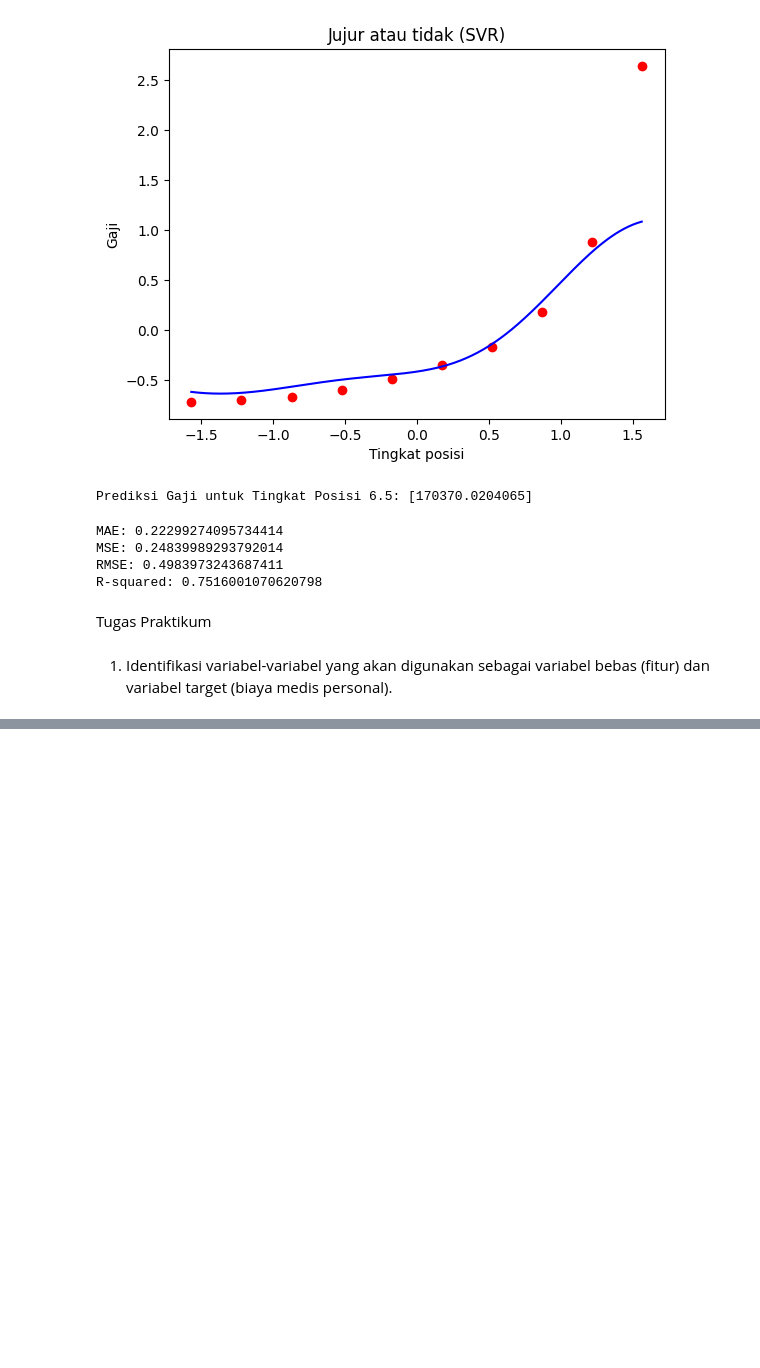
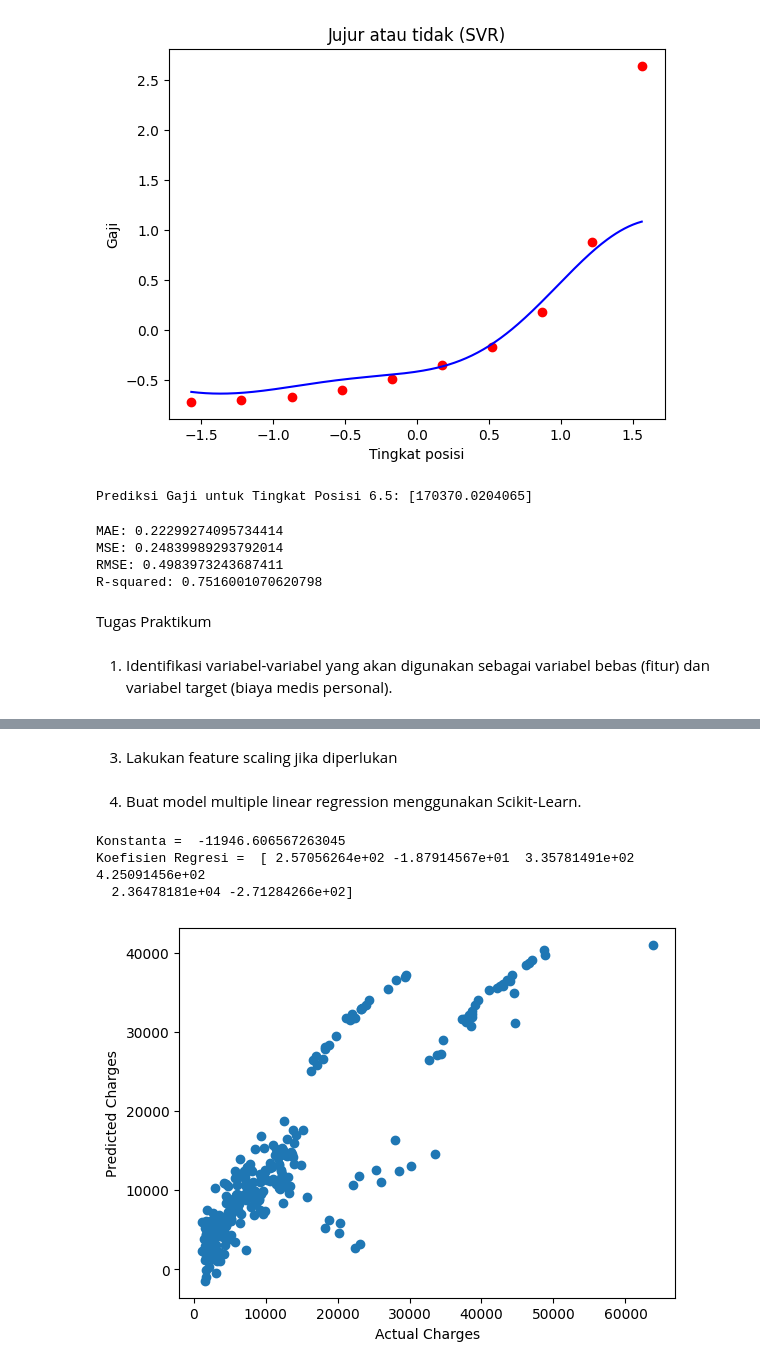
Before and after one commit to mandraa/MachineLearning, a Jupyter notebook: Jobsheet3_Regresion.ipynb, the cells around one changed output, grey strips where cells are left out. Cells and saved outputs as stored; diff of their text form; code cells hidden in the pictures; blank space fills up the shorter version.

```diff
--- a/Jobsheet3_Regresion.ipynb
+++ b/Jobsheet3_Regresion.ipynb
@@ -264,0 +312,11 @@ Tugas Praktikum
+# %%
+data['sex'] = data['sex'].astype('category')
+data['sex'] = data['sex'].cat.codes
+
+data['smoker'] = data['smoker'].astype('category')
+data['smoker'] = data['smoker'].cat.codes
+
+data['region'] = data['region'].astype('category')
+data['region'] = data['region'].cat.codes
+
+data
@@ -264,0 +337,5 @@ Tugas Praktikum
+# %%
+# menentukan variabel independen dan dependen
+X = data.drop(columns = 'charges')
+y = data['charges']
+X
@@ -264,0 +356,6 @@ Tugas Praktikum
+# %%
+# Bagi dataset menjadi data latih (80%) dan data uji (20%)
+from sklearn.model_selection import train_test_split
+X_train, X_test, y_train, y_test = train_test_split(X, y, test_size=0.2, random_state=42)
+# %% [markdown]
+3. Lakukan feature scaling jika diperlukan
@@ -264,0 +374,23 @@ Tugas Praktikum
+# %% [markdown]
+4. Buat model multiple linear regression menggunakan Scikit-Learn.
+# %%
+from sklearn.linear_model import LinearRegression
+model = LinearRegression()
+model.fit(X_train, y_train)
+c = model.intercept_
+print("Konstanta = ", c)
+
+m = model.coef_
+print("Koefisien Regresi = ", m)
+# %% [output]
+Konstanta =  -11946.606567263045
+Koefisien Regresi =  [ 2.57056264e+02 -1.87914567e+01  3.35781491e+02  4.25091456e+02
+  2.36478181e+04 -2.71284266e+02]
+# %%
+y_pred = model.predict(X_test)
+plt.scatter(y_test, y_pred)
+plt.xlabel("Actual Charges")
+plt.ylabel("Predicted Charges")
+plt.show()
+# %% [output]
+[figure, added]
```
Also changed, not shown: parts of 15 cells of this notebook.
